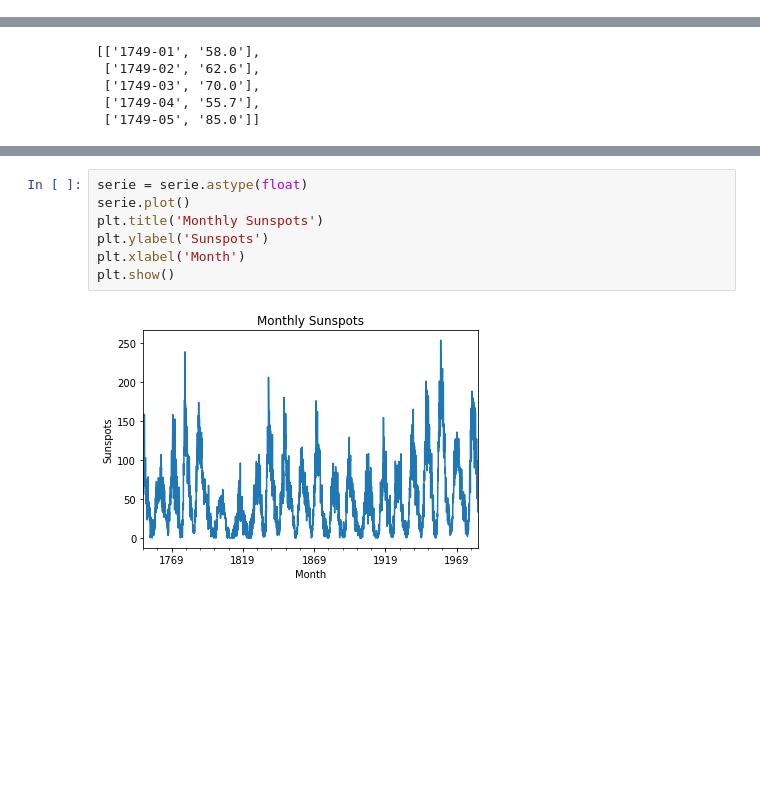
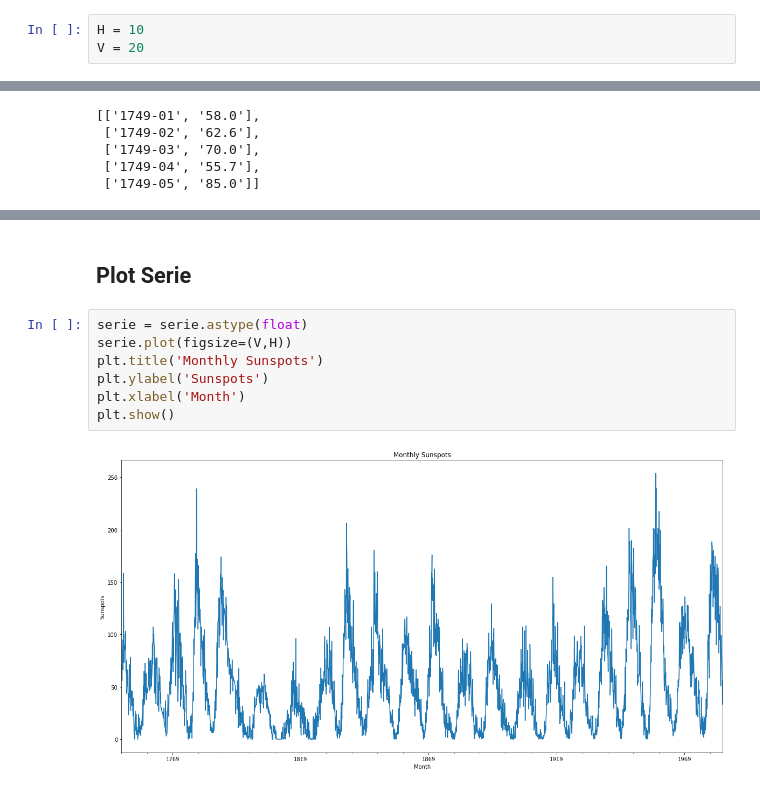
Before and after one commit to jamissonfreitas/IN1167, a Jupyter notebook: report.ipynb, the cells around one changed output, grey strips where cells are left out. Cells and saved outputs as stored; diff of their text form; blank space fills up the shorter version.

```diff
--- a/report.ipynb
+++ b/report.ipynb
@@ -17,3 +24,6 @@ from pandas import TimeGrouper
+# %%
+H = 10
+V = 20
 # %% [markdown]
 # Monthly Sunspots
 
@@ -62,9 +69,11 @@ Name: Sunspots, Length: 2820, dtype: object
+# %% [markdown]
+## Plot Serie
 # %%
 serie = serie.astype(float)
-serie.plot()
+serie.plot(figsize=(V,H))
 plt.title('Monthly Sunspots')
 plt.ylabel('Sunspots')
 plt.xlabel('Month')
 plt.show()
 # %% [output]
-[figure, old version]
+[figure, new version]
```
Also changed, not shown: parts of 19 cells of this notebook.
